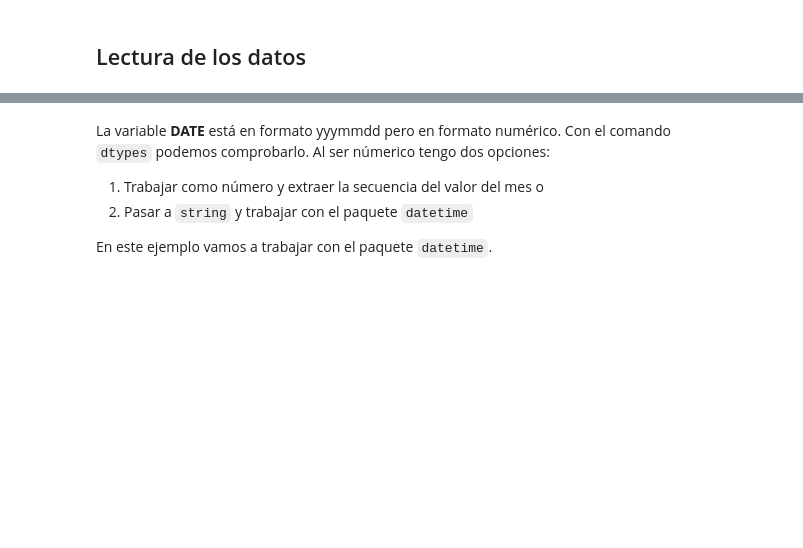
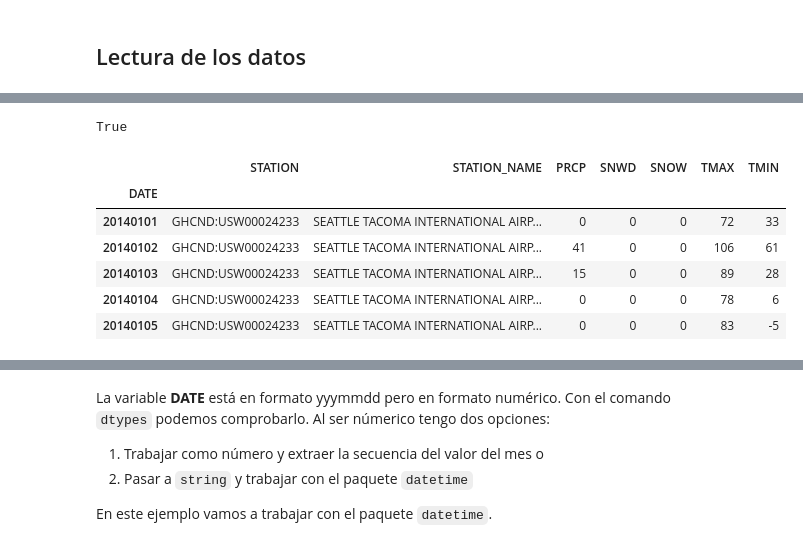
Before and after one commit to imarranz/data-science-python-tricks, a Jupyter notebook: pandas, seaborn & facetgrid.ipynb, the cells around one changed output, grey strips where cells are left out. Cells and saved outputs as stored; diff of their text form; code cells hidden in the pictures; blank space fills up the shorter version.

```diff
--- a/pandas, seaborn & facetgrid.ipynb
+++ b/pandas, seaborn & facetgrid.ipynb
@@ -48,0 +146,15 @@ dtype: object
+# %%
+data2['DATE'].is_unique
+# %% [output]
+True
+# %%
+data2 = data2.set_index('DATE')
+data2.head(5)
+# %% [output]
+|  | STATION | STATION_NAME | PRCP | SNWD | SNOW | TMAX | TMIN |
+| DATE |  |  |  |  |  |  |  |
+| 20140101 | GHCND:USW00024233 | SEATTLE TACOMA INTERNATIONAL AIRP... | 0 | 0 | 0 | 72 | 33 |
+| 20140102 | GHCND:USW00024233 | SEATTLE TACOMA INTERNATIONAL AIRP... | 41 | 0 | 0 | 106 | 61 |
+| 20140103 | GHCND:USW00024233 | SEATTLE TACOMA INTERNATIONAL AIRP... | 15 | 0 | 0 | 89 | 28 |
+| 20140104 | GHCND:USW00024233 | SEATTLE TACOMA INTERNATIONAL AIRP... | 0 | 0 | 0 | 78 | 6 |
+| 20140105 | GHCND:USW00024233 | SEATTLE TACOMA INTERNATIONAL AIRP... | 0 | 0 | 0 | 83 | -5 |
```
Also changed, not shown: parts of 19 cells of this notebook.
